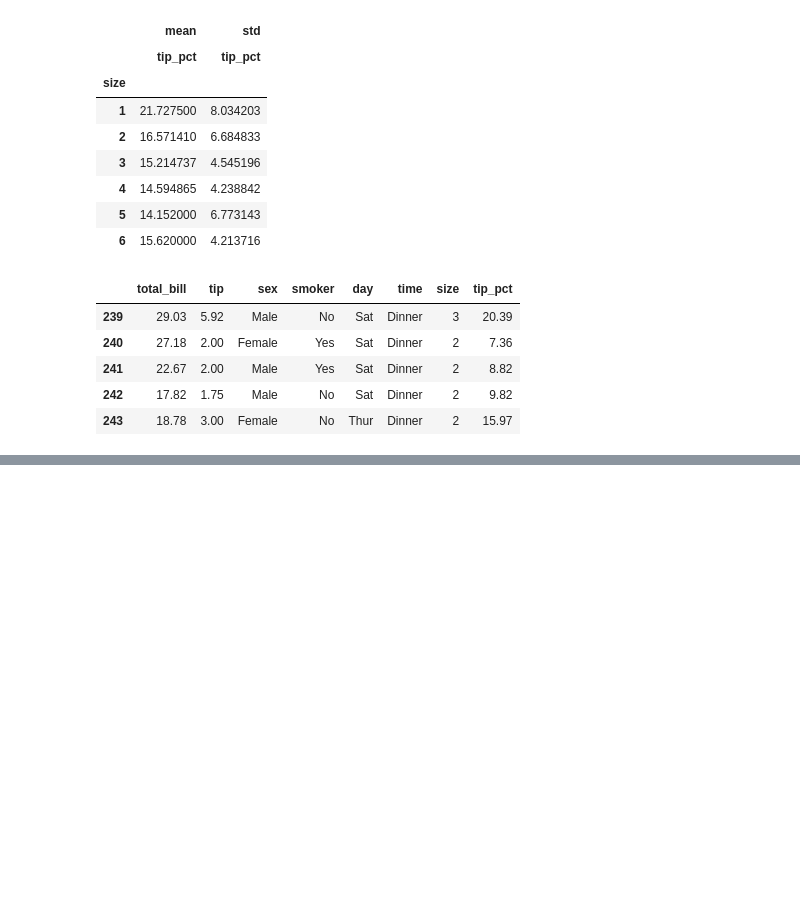
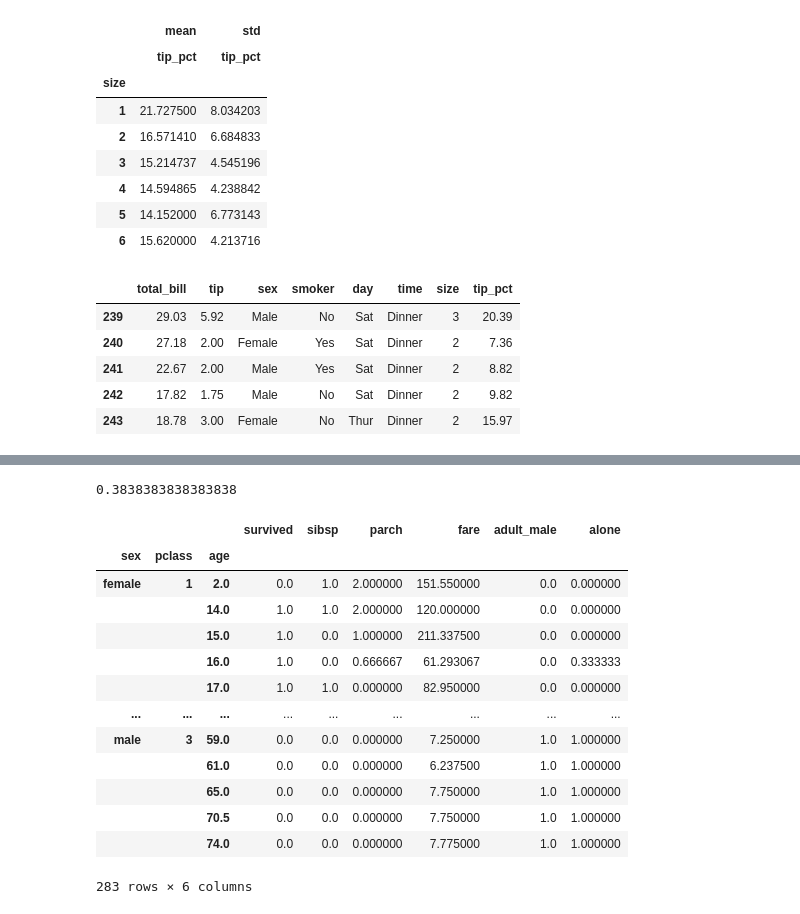
Before and after one commit to bong9C/DataAnalysis-2023.09, a Jupyter notebook: 02.Pandas/08. 그룹분석.ipynb, the cells around one changed output, grey strips where cells are left out. Saved outputs shown, nothing was run; the diff lists cells and outputs as text; code cells hidden in the pictures; blank space fills up the shorter version.

```diff
--- a/02.Pandas/08. 그룹분석.ipynb
+++ b/02.Pandas/08. 그룹분석.ipynb
@@ -334,0 +413,21 @@ tips.tail()
+# %%
+titanic.mean()['survived']
+# %% [output]
+0.3838383838383838
+# %%
+titanic.groupby(['sex', 'pclass', 'age']).mean()
+# %% [output]
+|  |  |  | survived | sibsp | parch | fare | adult_male | alone |
+| sex | pclass | age |  |  |  |  |  |  |
+| female | 1 | 2.0 | 0.0 | 1.0 | 2.000000 | 151.550000 | 0.0 | 0.000000 |
+|  |  | 14.0 | 1.0 | 1.0 | 2.000000 | 120.000000 | 0.0 | 0.000000 |
+|  |  | 15.0 | 1.0 | 0.0 | 1.000000 | 211.337500 | 0.0 | 0.000000 |
+|  |  | 16.0 | 1.0 | 0.0 | 0.666667 | 61.293067 | 0.0 | 0.333333 |
+|  |  | 17.0 | 1.0 | 1.0 | 0.000000 | 82.950000 | 0.0 | 0.000000 |
+| ... | ... | ... | ... | ... | ... | ... | ... | ... |
+| male | 3 | 59.0 | 0.0 | 0.0 | 0.000000 | 7.250000 | 1.0 | 1.000000 |
+|  |  | 61.0 | 0.0 | 0.0 | 0.000000 | 6.237500 | 1.0 | 1.000000 |
+|  |  | 65.0 | 0.0 | 0.0 | 0.000000 | 7.750000 | 1.0 | 1.000000 |
+|  |  | 70.5 | 0.0 | 0.0 | 0.000000 | 7.750000 | 1.0 | 1.000000 |
+|  |  | 74.0 | 0.0 | 0.0 | 0.000000 | 7.775000 | 1.0 | 1.000000 |
+283 rows × 6 columns
```
Also changed, not shown: parts of 8 cells of this notebook, 17 other files.
